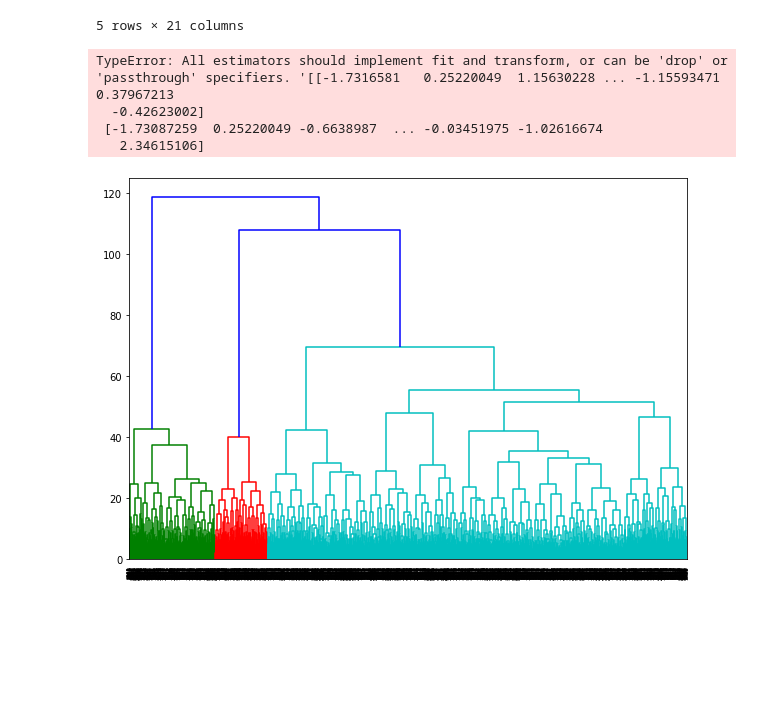
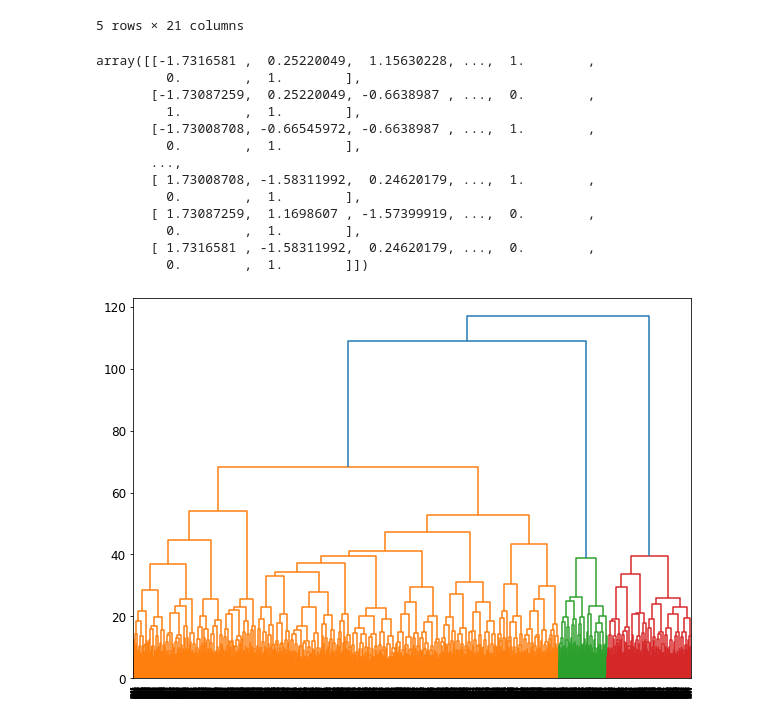
Before and after one commit to VictorMassotte/Projet-IA, a Jupyter notebook: projet-ia.ipynb, the cells around one changed output. Saved outputs shown, nothing was run; the diff lists cells and outputs as text; code cells hidden in the pictures; blank space fills up the shorter version.

```diff
--- a/projet-ia.ipynb
+++ b/projet-ia.ipynb
@@ -1,11 +36,14 @@
 # %%
+import os
 import pandas as pd
 
-generalData = pd.read_csv(r'data\general_data.csv')
-employeeData = pd.read_csv(r'data\employee_survey_data.csv')
-csvInTimeData = pd.read_csv(r'data\in_time.csv')
-managerData = pd.read_csv(r'data\manager_survey_data.csv')
-csvOutTimeData = pd.read_csv(r'data\out_time.csv')
+dataSets_Path = os.path.join(".\datasets")
+
+generalData = pd.read_csv(os.path.join(dataSets_Path, "general_data.csv"))
+employeeData = pd.read_csv(os.path.join(dataSets_Path, "employee_survey_data.csv"))
+managerData = pd.read_csv(os.path.join(dataSets_Path, "manager_survey_data.csv"))
+csvInTimeData = pd.read_csv(os.path.join(dataSets_Path, "in_time.csv"))
+csvOutTimeData = pd.read_csv(os.path.join(dataSets_Path, "out_time.csv"))
 
 intTimeData = csvInTimeData.rename(columns={'Unnamed: 0': 'EmployeeID'})
 outTimeData = csvOutTimeData.rename(columns={'Unnamed: 0': 'EmployeeID'})
@@ -96,6 +136,7 @@ from sklearn.pipeline import Pipeline
 from sklearn.preprocessing import StandardScaler
 from sklearn.impute import SimpleImputer
 from sklearn.preprocessing import OneHotEncoder
+from sklearn.compose import ColumnTransformer
 
 num_attribs = list(X)
 cat_attribs = ["BusinessTravel", "Attrition", "EducationField", "Department", "Gender", "JobRole", "MaritalStatus", "Over18"]
@@ -105,27 +146,30 @@ num_pipeline = Pipeline([
         ('std_scaler', StandardScaler()),
     ])
 
-allDataPipeline = num_pipeline.fit_transform(X)
+full_pipeline = ColumnTransformer([
+    ("num", num_pipeline, num_attribs),
+    ("cat", OneHotEncoder(), cat_attribs),
+])
+
+dataSetPipeline = full_pipeline.fit_transform(allData)
+dataSetPipeline
+# %% [output]
+array([[-1.7316581 ,  0.25220049,  1.15630228, ...,  1.        ,
+         0.        ,  1.        ],
+       [-1.73087259,  0.25220049, -0.6638987 , ...,  0.        ,
+         1.        ,  1.        ],
+       [-1.73008708, -0.66545972, -0.6638987 , ...,  1.        ,
+         0.        ,  1.        ],
+       ...,
+       [ 1.73008708, -1.58311992,  0.24620179, ...,  1.        ,
+         0.        ,  1.        ],
+       [ 1.73087259,  1.1698607 , -1.57399919, ...,  0.        ,
+         0.        ,  1.        ],
+       [ 1.7316581 , -1.58311992,  0.24620179, ...,  0.        ,
+         0.        ,  1.        ]])
-# %%
-from sklearn.compose import ColumnTransformer
-
-full_pipeline = ColumnTransformer([
-        ("num", allDataPipeline, num_attribs),
-        ("cat", OneHotEncoder(), cat_attribs),
-    ])
-
-ML = full_pipeline.fit_transform(allData)
-ML
-# %% [output]
-TypeError: All estimators should implement fit and transform, or can be 'drop' or 'passthrough' specifiers. '[[-1.7316581   0.25220049  1.15630228 ... -1.15593471  0.37967213
-  -0.42623002]
- [-1.73087259  0.25220049 -0.6638987  ... -0.03451975 -1.02616674
-   2.34615106]
 # %%
-import matplotlib.pyplot as plt
-
 plt.figure(figsize=(10, 7))
-dendrogram(linkage(allDataPipeline, method='ward'), orientation='top', distance_sort='descending', show_leaf_counts=True)
+dendrogram(linkage(dataSetPipeline, method='ward'), orientation='top', distance_sort='descending', show_leaf_counts=True)
 plt.show()
 # %% [output]
-[figure, old version]
+[figure, new version]
```
Also changed, not shown: parts of 7 cells of this notebook, 6 other files.
